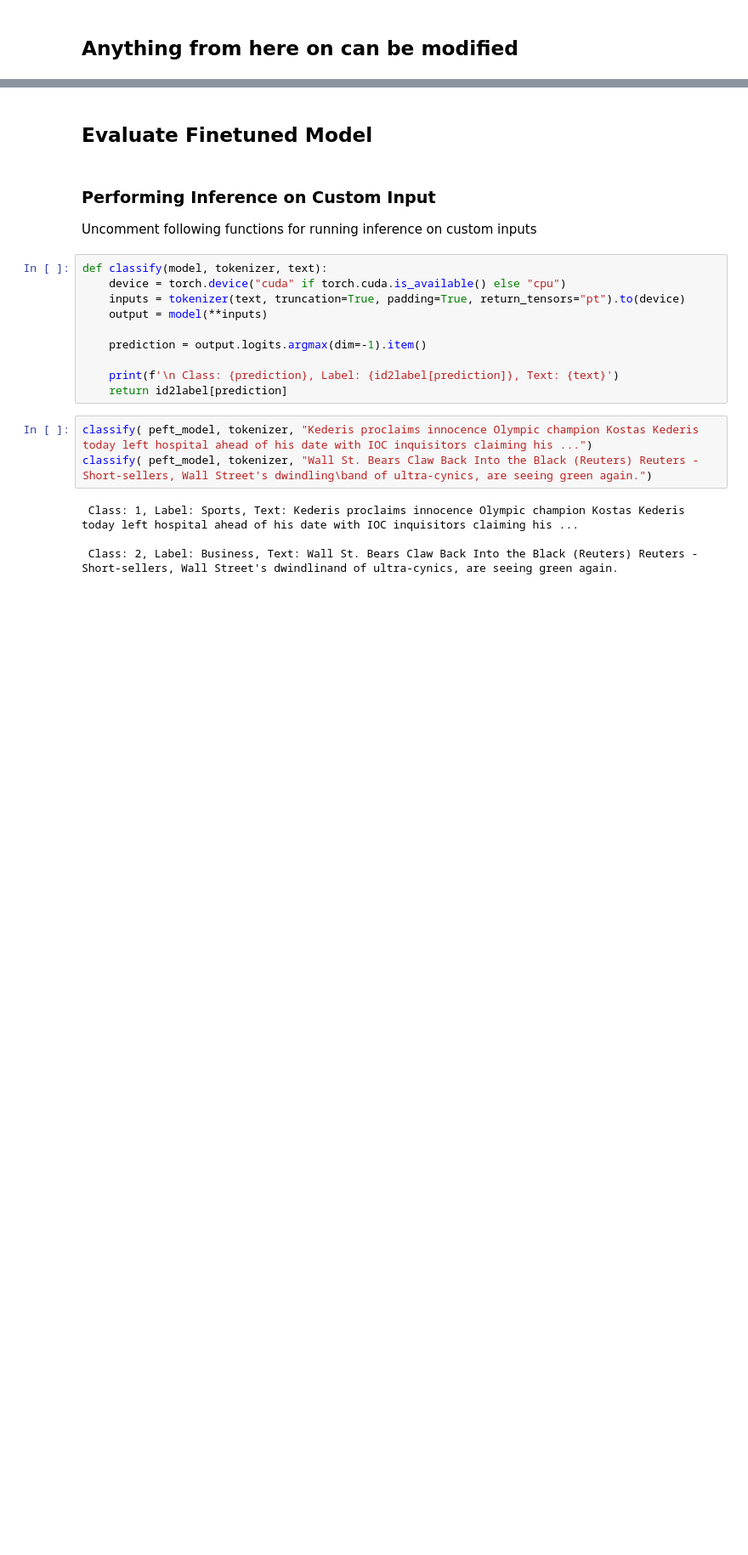
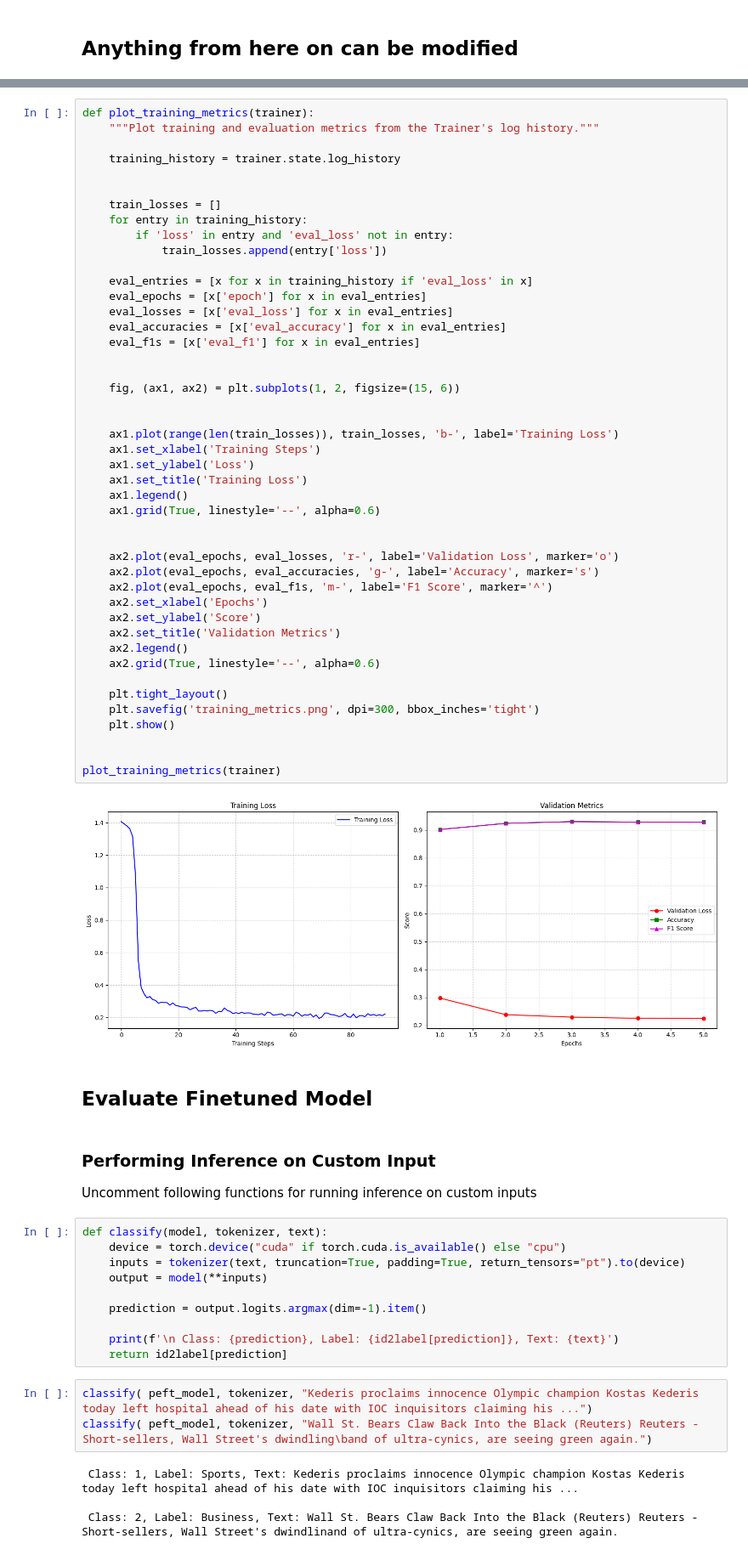
Before and after one commit to anushkagarg-30/RoBerta-AGNews, a Jupyter notebook: Submissions/Final-Submission 8/Submission 8.ipynb, the cells around one changed output, grey strips where cells are left out. Shown at 85% size. Drawn from its saved outputs; the diff is of its cells as text; blank space fills up the shorter version.

```diff
--- a/Submissions/Final-Submission 8/Submission 8.ipynb
+++ b/Submissions/Final-Submission 8/Submission 8.ipynb
@@ -201,3 +428,50 @@ No label_names provided for model class `PeftModelForSequenceClassification`. Si
+# %%
+def plot_training_metrics(trainer):
+    """Plot training and evaluation metrics from the Trainer's log history."""
+
+    training_history = trainer.state.log_history
+
+
+    train_losses = []
+    for entry in training_history:
+        if 'loss' in entry and 'eval_loss' not in entry:
+            train_losses.append(entry['loss'])
+
+    eval_entries = [x for x in training_history if 'eval_loss' in x]
+    eval_epochs = [x['epoch'] for x in eval_entries]
+    eval_losses = [x['eval_loss'] for x in eval_entries]
+    eval_accuracies = [x['eval_accuracy'] for x in eval_entries]
+    eval_f1s = [x['eval_f1'] for x in eval_entries]
+
+
+    fig, (ax1, ax2) = plt.subplots(1, 2, figsize=(15, 6))
+
+
+    ax1.plot(range(len(train_losses)), train_losses, 'b-', label='Training Loss')
+    ax1.set_xlabel('Training Steps')
+    ax1.set_ylabel('Loss')
+    ax1.set_title('Training Loss')
+    ax1.legend()
+    ax1.grid(True, linestyle='--', alpha=0.6)
+
+
+    ax2.plot(eval_epochs, eval_losses, 'r-', label='Validation Loss', marker='o')
+    ax2.plot(eval_epochs, eval_accuracies, 'g-', label='Accuracy', marker='s')
+    ax2.plot(eval_epochs, eval_f1s, 'm-', label='F1 Score', marker='^')
+    ax2.set_xlabel('Epochs')
+    ax2.set_ylabel('Score')
+    ax2.set_title('Validation Metrics')
+    ax2.legend()
+    ax2.grid(True, linestyle='--', alpha=0.6)
+
+    plt.tight_layout()
+    plt.savefig('training_metrics.png', dpi=300, bbox_inches='tight')
+    plt.show()
+
+
+plot_training_metrics(trainer)
+# %% [output]
+[figure, added]
 # %% [markdown]
 ## Evaluate Finetuned Model
 # %% [markdown]
```
Also changed, not shown: parts of 25 cells of this notebook.
